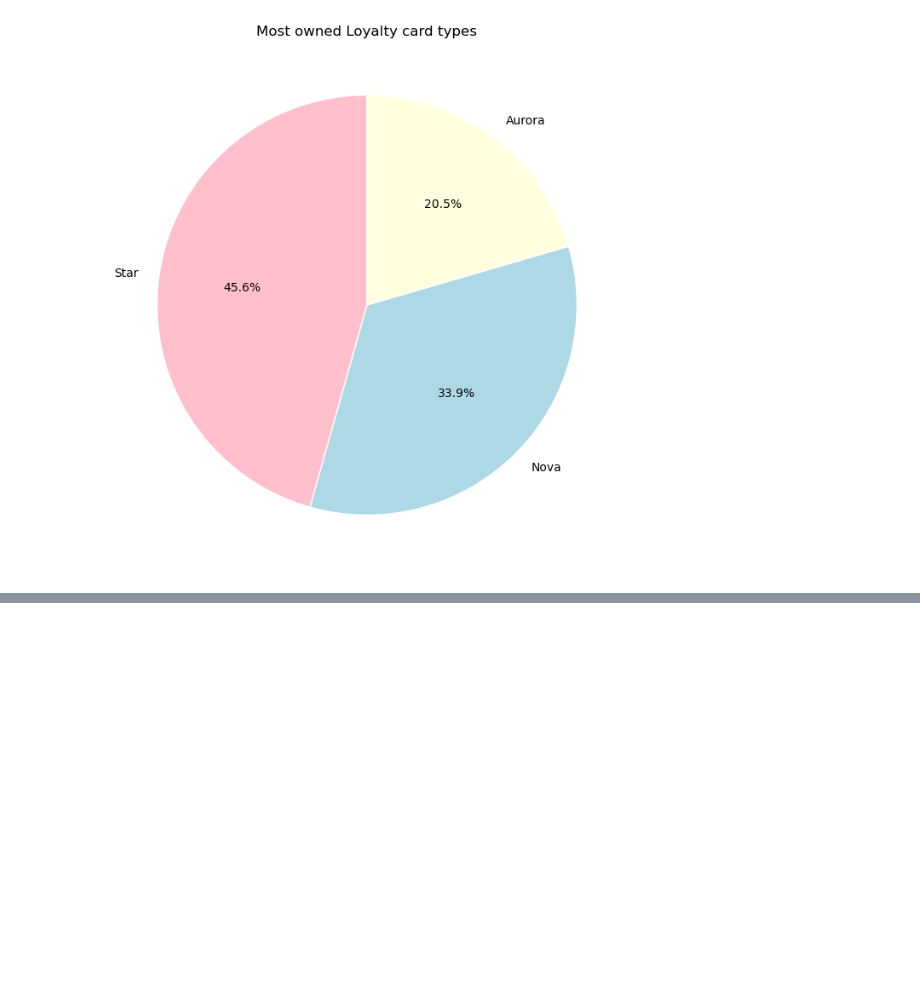
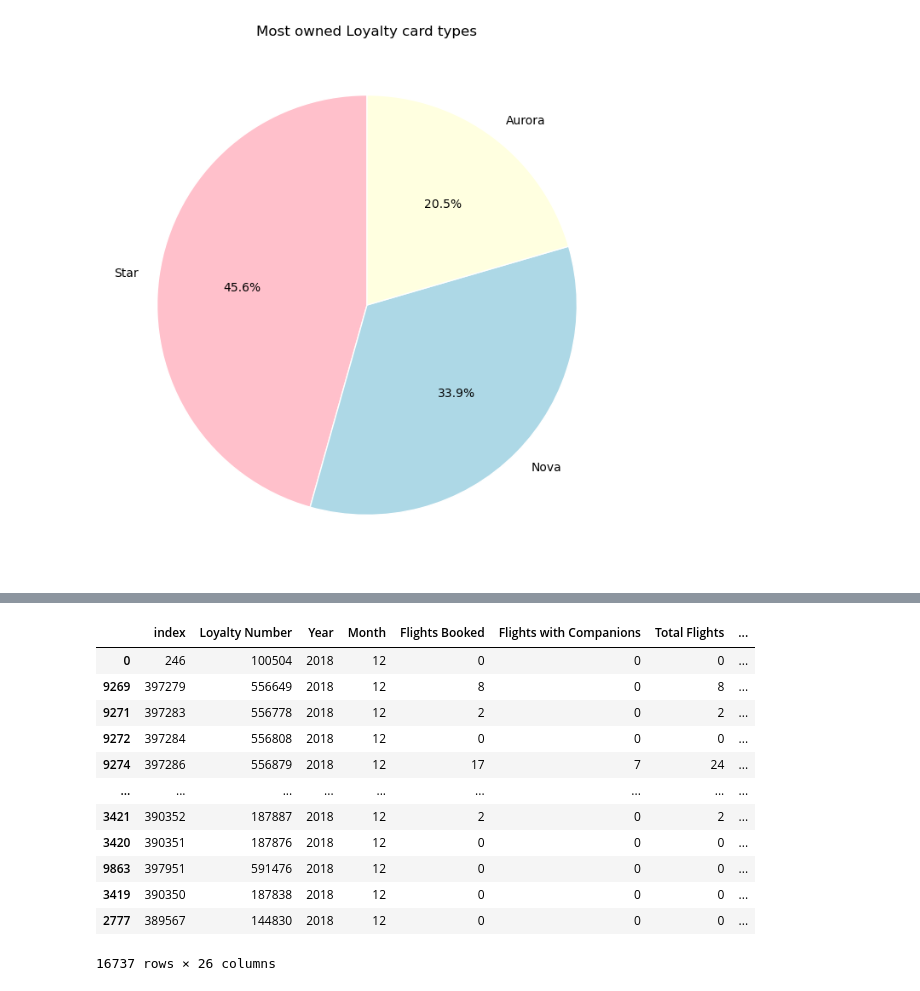
Before and after one commit to Adalab/bda-modulo-3-evaluacion-final-jiucode, a Jupyter notebook: 3.Visualización.ipynb, the cells around one changed output, grey strips where cells are left out. Cells and saved outputs as stored; diff of their text form; code cells hidden in the pictures; blank space fills up the shorter version.

```diff
--- a/3.Visualización.ipynb
+++ b/3.Visualización.ipynb
@@ -134,0 +169,17 @@ plt.show()
+# %%
+clinodupegend = Clientesnodupe2.sort_values(by='Gender')
+clinodupegend
+# %% [output]
+|  | index | Loyalty Number | Year | Month | Flights Booked | Flights with Companions | Total Flights | ... |
+| 0 | 246 | 100504 | 2018 | 12 | 0 | 0 | 0 | ... |
+| 9269 | 397279 | 556649 | 2018 | 12 | 8 | 0 | 8 | ... |
+| 9271 | 397283 | 556778 | 2018 | 12 | 2 | 0 | 2 | ... |
+| 9272 | 397284 | 556808 | 2018 | 12 | 0 | 0 | 0 | ... |
+| 9274 | 397286 | 556879 | 2018 | 12 | 17 | 7 | 24 | ... |
+| ... | ... | ... | ... | ... | ... | ... | ... | ... |
+| 3421 | 390352 | 187887 | 2018 | 12 | 2 | 0 | 2 | ... |
+| 3420 | 390351 | 187876 | 2018 | 12 | 0 | 0 | 0 | ... |
+| 9863 | 397951 | 591476 | 2018 | 12 | 0 | 0 | 0 | ... |
+| 3419 | 390350 | 187838 | 2018 | 12 | 0 | 0 | 0 | ... |
+| 2777 | 389567 | 144830 | 2018 | 12 | 0 | 0 | 0 | ... |
+16737 rows × 26 columns
```
Also changed, not shown: parts of 11 cells of this notebook.
